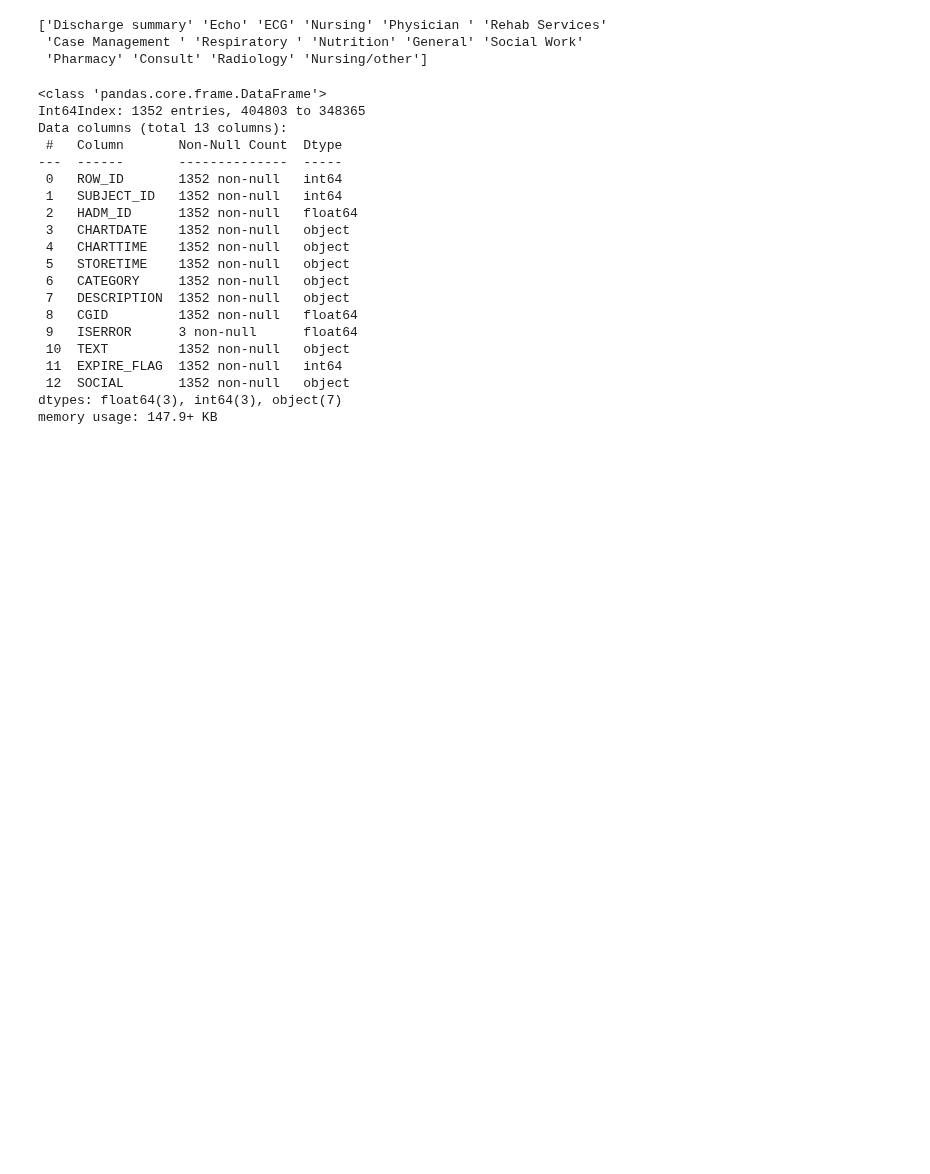
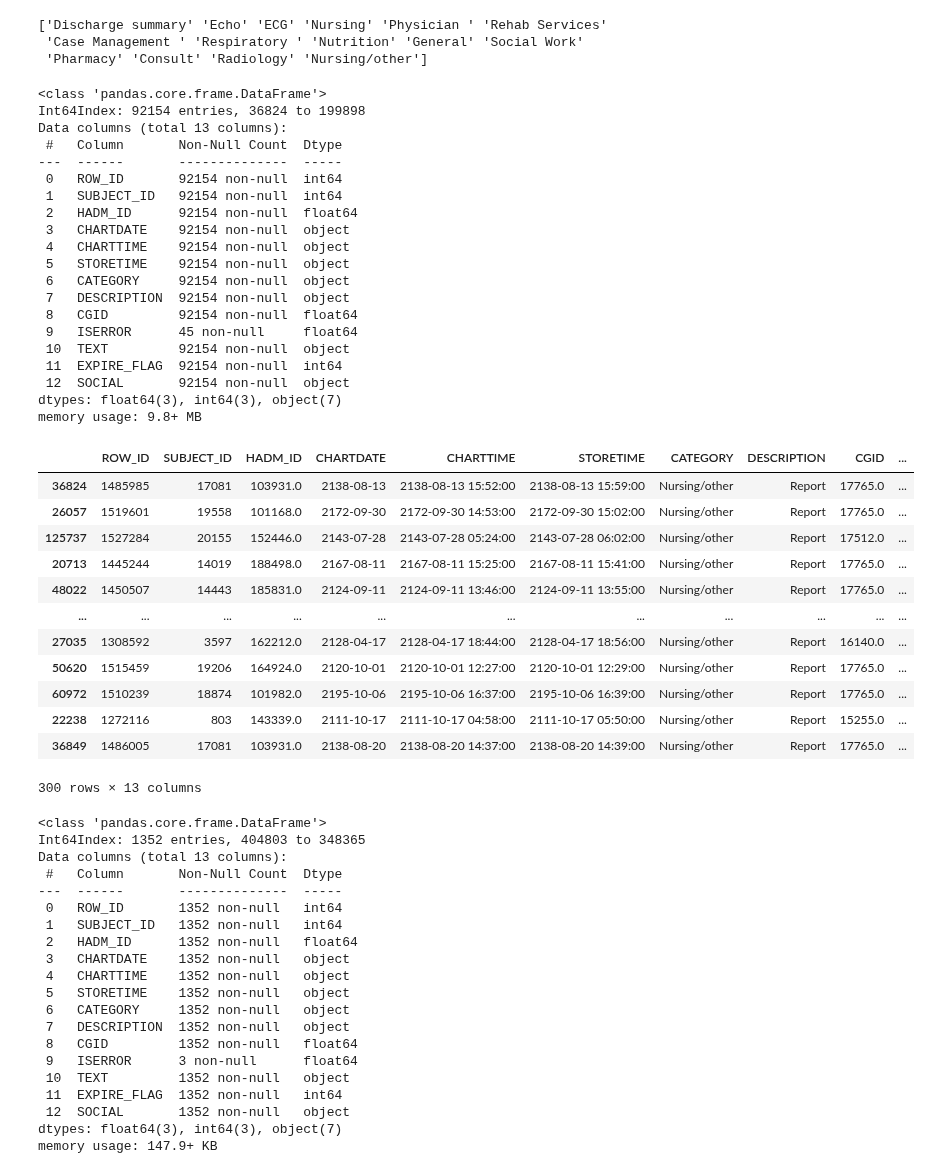
Before and after one commit to tanoManzo/mimic_trajectories, a Jupyter notebook: MIMIC_TRAJECTORY_embeddings_04_03_collect_data.ipynb, the cells around one changed output. Cells and saved outputs as stored; diff of their text form; code cells hidden in the pictures; blank space fills up the shorter version.

```diff
--- a/MIMIC_TRAJECTORY_embeddings_04_03_collect_data.ipynb
+++ b/MIMIC_TRAJECTORY_embeddings_04_03_collect_data.ipynb
@@ -131,0 +147,7 @@ df_notes_total_hosp_stays.sort_values(by=['HADM_ID','CHARTTIME'])
+# %%
+df_notes_total_hosp_stays_csru = df_note_events[df_note_events['HADM_ID'].isin(hosp_stay_id_csru)]
+#df_notes_total_hosp_stays.info()
+df_notes_total_hosp_stays_csru.sort_values(by=['HADM_ID','CHARTTIME'])
+df_notes_total_hosp_stays_csru_social_worker = df_notes_total_hosp_stays_csru[df_notes_total_hosp_stays_csru['CATEGORY']=='Social Work']
+df_notes_subject_id_csru_social_worker = df_notes_total_hosp_stays_csru_social_worker.SUBJECT_ID.unique()
+print(f'Number of Subjects with Social Worker notes in CSRU: {len(df_notes_subject_id_csru_social_worker)}')
@@ -173,26 +170,60 @@ print(df_note_events['CATEGORY'].unique())
  'Pharmacy' 'Consult' 'Radiology' 'Nursing/other']
 # %%
 import re
-df_notes_icd8xx_csru_social = df_notes_total_hosp_stays.merge(df_patients[['SUBJECT_ID', 'EXPIRE_FLAG']], on=['SUBJECT_ID'], how='inner')
+df_notes_icd8xx_csru_social = df_notes_total_hosp_stays_csru.merge(df_patients[['SUBJECT_ID', 'EXPIRE_FLAG']], on=['SUBJECT_ID'], how='inner')
 #df_notes_icd8xx_csru_social = df_notes_icd8xx_csru_social.merge(df_8xx_csru[['SUBJECT_ID', 'ICD9_CODE','HADM_ID']], on=['SUBJECT_ID','HADM_ID'], how='inner')
 df_notes_icd8xx_csru_social = df_notes_icd8xx_csru_social[(df_notes_icd8xx_csru_social['CATEGORY']=='Nursing') | (df_notes_icd8xx_csru_social['CATEGORY']=='Nursing/other') | (df_notes_icd8xx_csru_social['CATEGORY']=='Social Work')]
 
 # regex pattern
 pattern = r'(?i)(social work note:|social work note-|social work note\n\n|social work note\n|social work:|social work-|social work\n\n|social work\n|social:|soc:|soc;|soc-|social-|social -|social \n|social\n\n|social\n)(.*?)(?:\n|$)'
 
 # grabs multiple results if the pattern shows more than once
 df_notes_icd8xx_csru_social['SOCIAL'] = df_notes_icd8xx_csru_social['TEXT'].apply(lambda x: ' '.join([match[1] for match in re.findall(pattern, x.lower(), flags=re.DOTALL)]) if re.findall(pattern, x.lower(), flags=re.DOTALL) else '')
 
 #df_notes_icd8xx_tsicu_social = df_notes_icd8xx_tsicu_social[df_notes_icd8xx_tsicu_social['TEXT'].str.lower().str.contains('social work', regex=True)] # grabs only "social work" examples
 #df_notes_icd8xx_tsicu_social['SOCIAL'] = df_notes_icd8xx_tsicu_social['TEXT'].str.lower().str.extract(pattern, flags=re.DOTALL)[1]  # grabs only the first result of regex pattern
 
 #df_notes_icd8xx_tsicu_social = df_notes_icd8xx_tsicu_social.sort_values(by=['HADM_ID','CHARTTIME']) # for testing
 #df_notes_icd8xx_tsicu_social = df_notes_icd8xx_tsicu_social[df_notes_icd8xx_tsicu_social['EXPIRE_FLAG'] == 1] # for testing
 #df_notes_icd8xx_tsicu_social = df_notes_icd8xx_tsicu_social[df_notes_icd8xx_tsicu_social['HADM_ID'] == 108474] # for testing
 
 df_notes_icd8xx_csru_social = df_notes_icd8xx_csru_social.sort_values(by='SOCIAL', key=lambda x: x.str.len(), ascending=False)
 df_notes_icd8xx_csru_social.info()
 df_notes_icd8xx_csru_social.head(300)
+# %% [output]
+<class 'pandas.core.frame.DataFrame'>
+Int64Index: 92154 entries, 36824 to 199898
+Data columns (total 13 columns):
+ #   Column       Non-Null Count  Dtype
+---  ------       --------------  -----
+ 0   ROW_ID       92154 non-null  int64
+ 1   SUBJECT_ID   92154 non-null  int64
+ 2   HADM_ID      92154 non-null  float64
+ 3   CHARTDATE    92154 non-null  object
+ 4   CHARTTIME    92154 non-null  object
+ 5   STORETIME    92154 non-null  object
+ 6   CATEGORY     92154 non-null  object
+ 7   DESCRIPTION  92154 non-null  object
+ 8   CGID         92154 non-null  float64
+ 9   ISERROR      45 non-null     float64
+ 10  TEXT         92154 non-null  object
+ 11  EXPIRE_FLAG  92154 non-null  int64
+ 12  SOCIAL       92154 non-null  object
+dtypes: float64(3), int64(3), object(7)
+memory usage: 9.8+ MB
+|  | ROW_ID | SUBJECT_ID | HADM_ID | CHARTDATE | CHARTTIME | STORETIME | CATEGORY | DESCRIPTION | CGID | ... |
+| 36824 | 1485985 | 17081 | 103931.0 | 2138-08-13 | 2138-08-13 15:52:00 | 2138-08-13 15:59:00 | Nursing/other | Report | 17765.0 | ... |
+| 26057 | 1519601 | 19558 | 101168.0 | 2172-09-30 | 2172-09-30 14:53:00 | 2172-09-30 15:02:00 | Nursing/other | Report | 17765.0 | ... |
+| 125737 | 1527284 | 20155 | 152446.0 | 2143-07-28 | 2143-07-28 05:24:00 | 2143-07-28 06:02:00 | Nursing/other | Report | 17512.0 | ... |
+| 20713 | 1445244 | 14019 | 188498.0 | 2167-08-11 | 2167-08-11 15:25:00 | 2167-08-11 15:41:00 | Nursing/other | Report | 17765.0 | ... |
+| 48022 | 1450507 | 14443 | 185831.0 | 2124-09-11 | 2124-09-11 13:46:00 | 2124-09-11 13:55:00 | Nursing/other | Report | 17765.0 | ... |
+| ... | ... | ... | ... | ... | ... | ... | ... | ... | ... | ... |
+| 27035 | 1308592 | 3597 | 162212.0 | 2128-04-17 | 2128-04-17 18:44:00 | 2128-04-17 18:56:00 | Nursing/other | Report | 16140.0 | ... |
+| 50620 | 1515459 | 19206 | 164924.0 | 2120-10-01 | 2120-10-01 12:27:00 | 2120-10-01 12:29:00 | Nursing/other | Report | 17765.0 | ... |
+| 60972 | 1510239 | 18874 | 101982.0 | 2195-10-06 | 2195-10-06 16:37:00 | 2195-10-06 16:39:00 | Nursing/other | Report | 17765.0 | ... |
+| 22238 | 1272116 | 803 | 143339.0 | 2111-10-17 | 2111-10-17 04:58:00 | 2111-10-17 05:50:00 | Nursing/other | Report | 15255.0 | ... |
+| 36849 | 1486005 | 17081 | 103931.0 | 2138-08-20 | 2138-08-20 14:37:00 | 2138-08-20 14:39:00 | Nursing/other | Report | 17765.0 | ... |
+300 rows × 13 columns
 # %%
 import re
 
```
Also changed, not shown: parts of 5 cells of this notebook.
